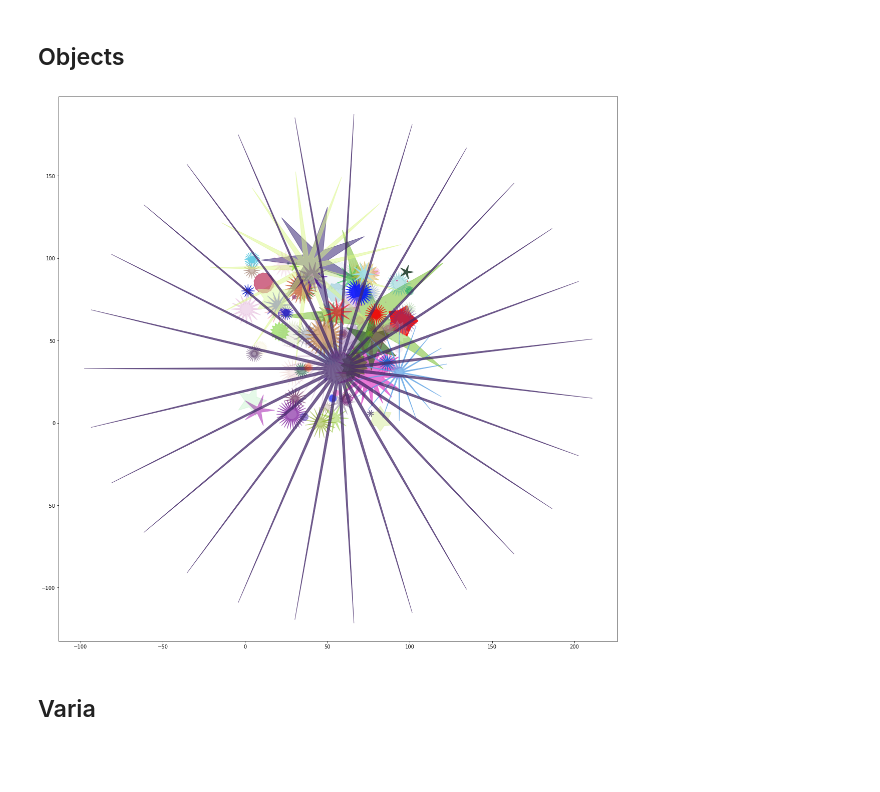
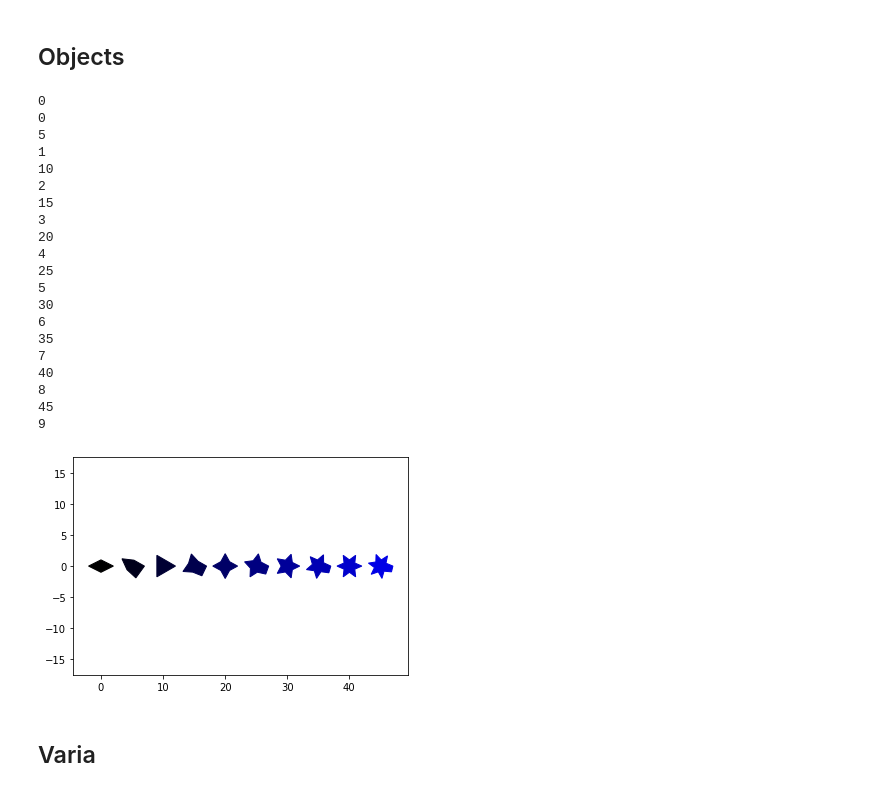
Before and after one commit to tetov/MAS-1920, a Jupyter notebook: T1/01_python_basics/01_python_basics.ipynb, the cells around one changed output. Cells and saved outputs as stored; diff of their text form; code cells hidden in the pictures; blank space fills up the shorter version.

```diff
--- a/T1/01_python_basics/01_python_basics.ipynb
+++ b/T1/01_python_basics/01_python_basics.ipynb
@@ -95,39 +95,59 @@ class Circle:
     def __repr__(self):
         return "Circle object with origin at {:.2f},{:.2f} and radius {:.2f}\nArea: {:.2f}\nCircumferance: {:.2f}".format(self.X, self.Y, self.radius, self.area(), self.circumf())
 
     def area(self):
         return math.pi*self.radius**2
 
     def circumf(self):
         return math.pi*2*self.radius
 
     def display(self, res = 20, scale_factor = 1):
         # as polygon
         # https://www.mathwarehouse.com/unit-circle/graph-and-formula-unit-circle.php
         xc = []
         yc = []
         angle = 2 * math.pi / res
         for i in range(res):
             if i % 2 == 0:
                 xc.append(self.X+math.cos(i*angle) * self.radius)
                 yc.append(self.Y+math.sin(i*angle) * self.radius)
             else:
                 xc.append(self.X+math.cos(i*angle) * self.radius/scale_factor)
                 yc.append(self.Y+math.sin(i*angle) * self.radius/scale_factor)
 
         plt.axis('equal')
         plt.fill(xc, yc, c=self.color)
 
 circle_A = Circle(2,6,8)
 
-plt.figure(figsize = [20,20])
-
 # circle_A.display(100)
-for i in range(100):
-    circle = Circle(r.random()*100,r.random()*100, r.random()*10, [r.random(), r.random(), r.random(),r.random()])
-    circle.display(r.randrange(10,61,2), r.random()*5)
+for i in range(10):
+    circle = Circle(i*5, 0, 2, [0,0,i/10])
+    print(circle.X)
+    circle.display(i+4, 2)
+    print(i)
 # %% [output]
+0
+0
+5
+1
+10
+2
+15
+3
+20
+4
+25
+5
+30
+6
+35
+7
+40
+8
+45
+9
-[figure, old version]
+[figure, new version]
 # %% [markdown]
 ## Varia
 # %% [markdown]
```
Also changed, not shown: parts of 3 cells of this notebook.
